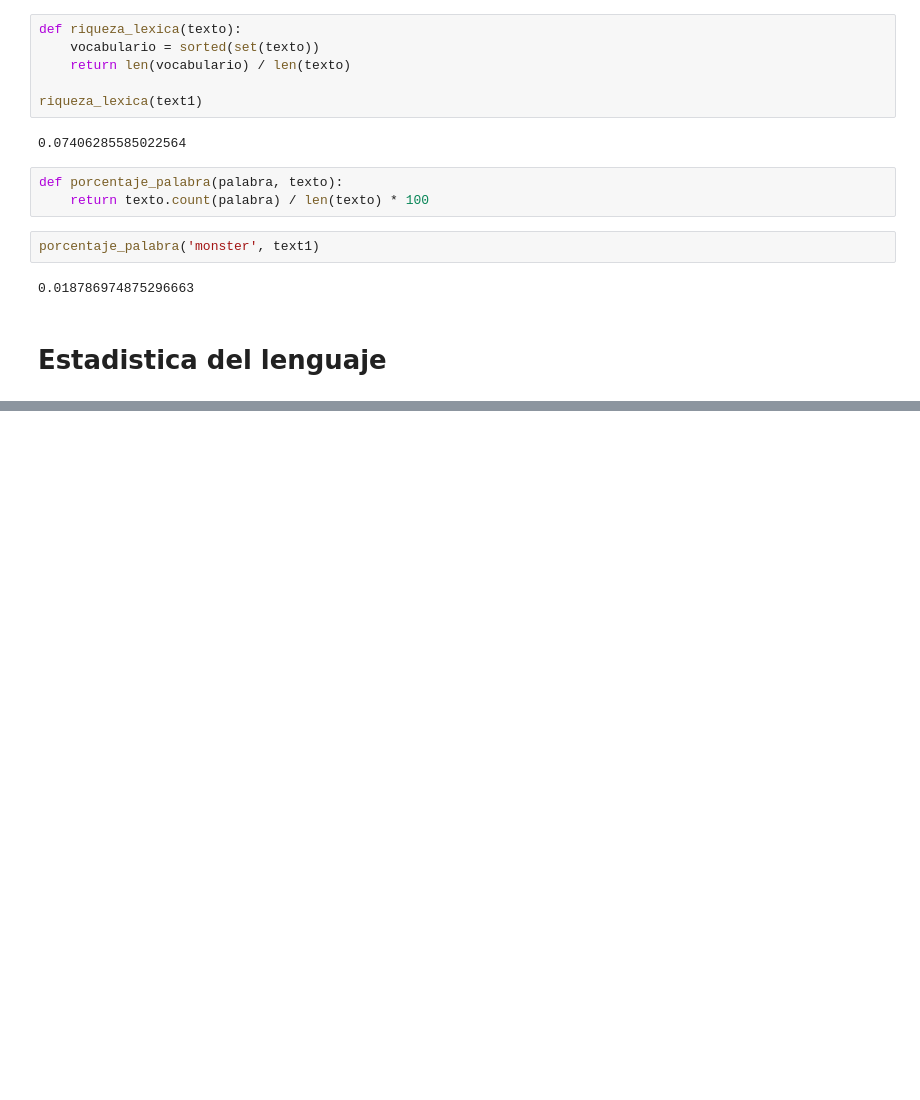
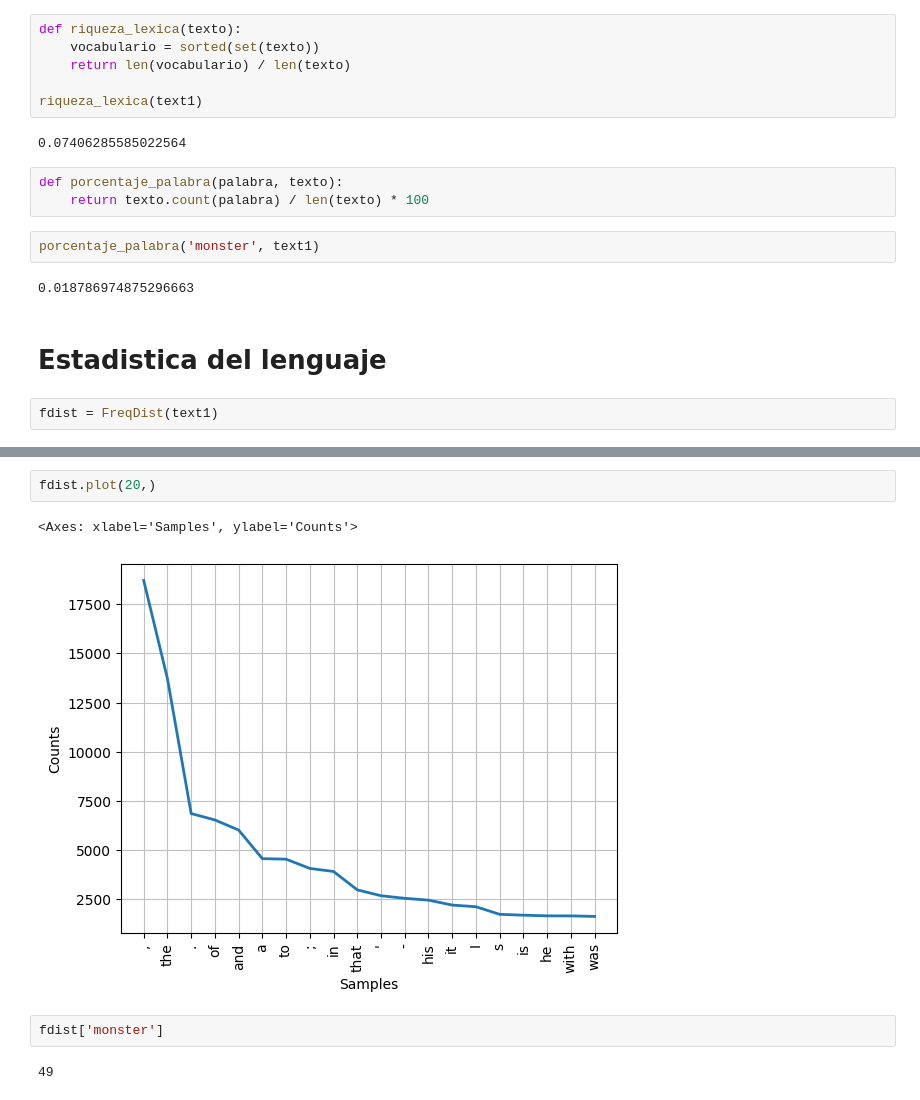
Before and after one commit to oscardbocanegra/learning_platzi, a Jupyter notebook: machine_learning/procesamiento_lenguaje_natural/texts_vocab_statistics.ipynb, the cells around one changed output, grey strips where cells are left out. Saved outputs shown, nothing was run; the diff lists cells and outputs as text; blank space fills up the shorter version.

```diff
--- a/machine_learning/procesamiento_lenguaje_natural/texts_vocab_statistics.ipynb
+++ b/machine_learning/procesamiento_lenguaje_natural/texts_vocab_statistics.ipynb
@@ -85,3 +85,5 @@ porcentaje_palabra('monster', text1)
 0.018786974875296663
 # %% [markdown]
 # Estadistica del lenguaje
+# %%
+fdist = FreqDist(text1)
@@ -87,0 +113,9 @@ porcentaje_palabra('monster', text1)
+# %%
+fdist.plot(20,)
+# %% [output]
+<Axes: xlabel='Samples', ylabel='Counts'>
+[figure, added]
+# %%
+fdist['monster']
+# %% [output]
+49
```
Also changed, not shown: parts of 2 cells of this notebook.
